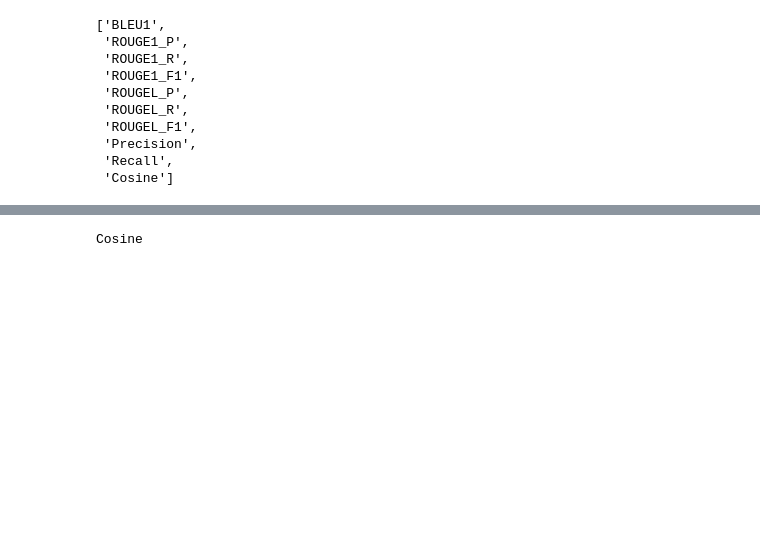
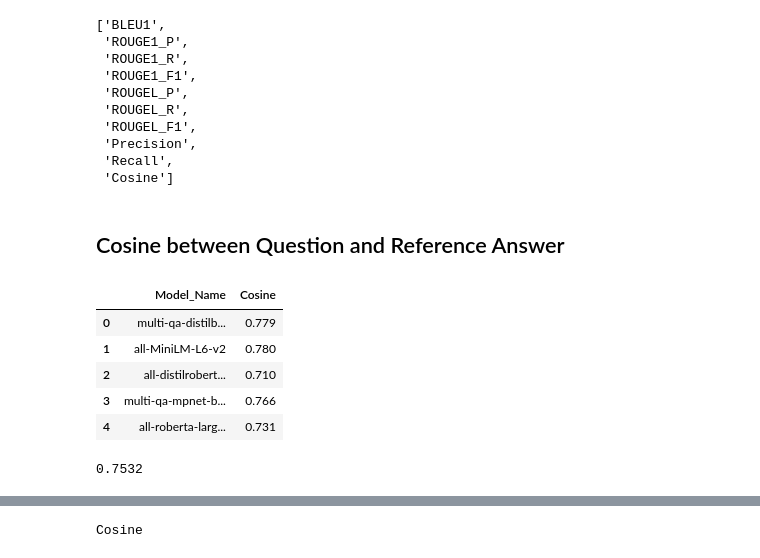
Before and after one commit to dasarpai/HBQA, a Jupyter notebook: 31_HBQA_Analysis.ipynb, the cells around one changed output, grey strips where cells are left out. Drawn from its saved outputs; the diff is of its cells as text; code cells hidden in the pictures; blank space fills up the shorter version.

```diff
--- a/31_HBQA_Analysis.ipynb
+++ b/31_HBQA_Analysis.ipynb
@@ -1712,3 +1719,20 @@ def plot_headmap(df_metrics,mname):
     plt.title('Metrics: ' + mname + ' Values Relationship')
 
     plt.show()
+# %% [markdown]
+## Cosine between Question and Reference Answer
+# %%
+# Embedding Model Performance
+temp = pd.read_csv(conf['REPORT_FOLDER']+'31.6-All-Model-QA-Cosine.csv')
+temp
+# %% [output]
+|  | Model_Name | Cosine |
+| 0 | multi-qa-distilb... | 0.779 |
+| 1 | all-MiniLM-L6-v2 | 0.780 |
+| 2 | all-distilrobert... | 0.710 |
+| 3 | multi-qa-mpnet-b... | 0.766 |
+| 4 | all-roberta-larg... | 0.731 |
+# %%
+temp['Cosine'].mean()
+# %% [output]
+0.7532
```
Also changed, not shown: parts of 24 cells of this notebook, 13 other files.
